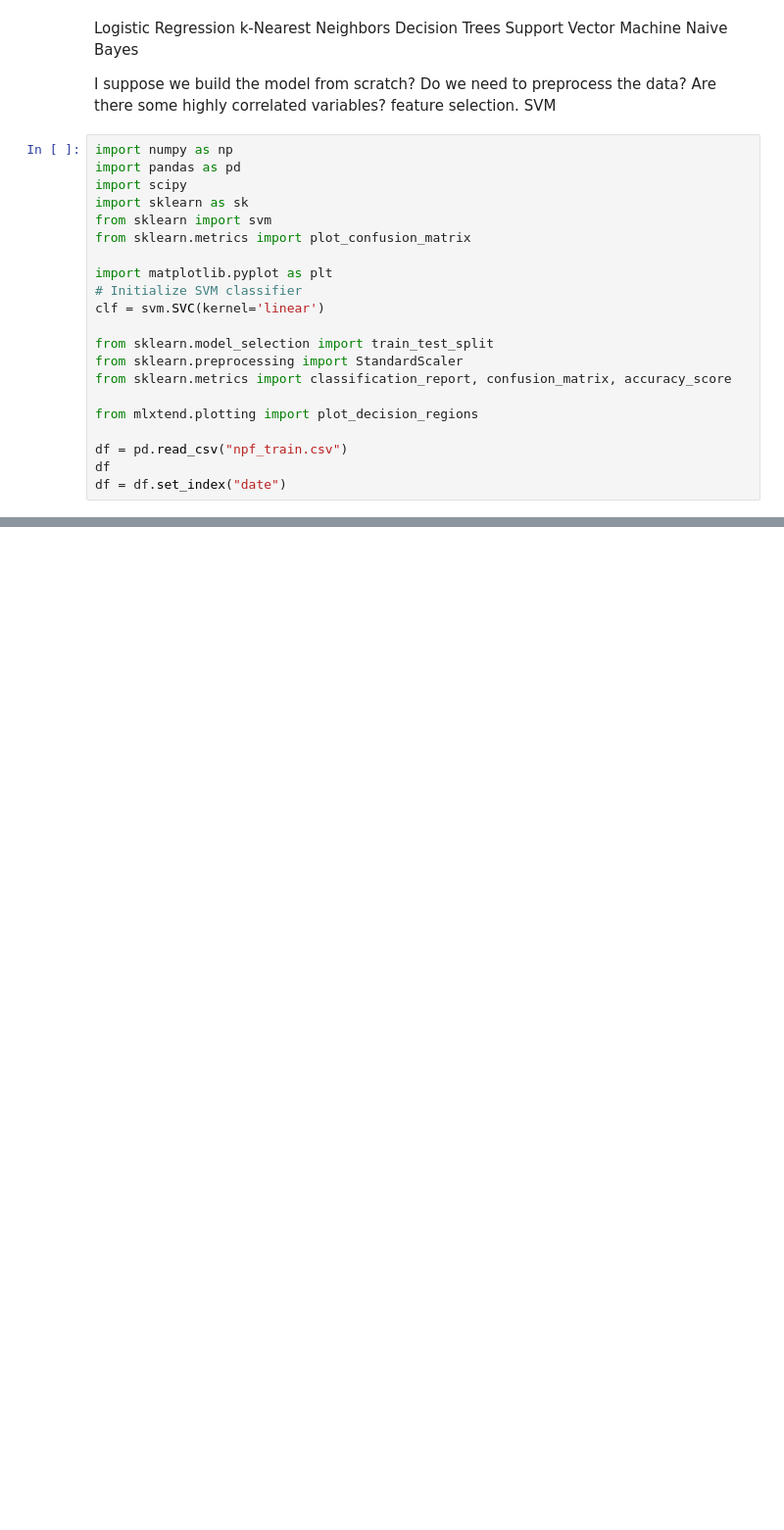
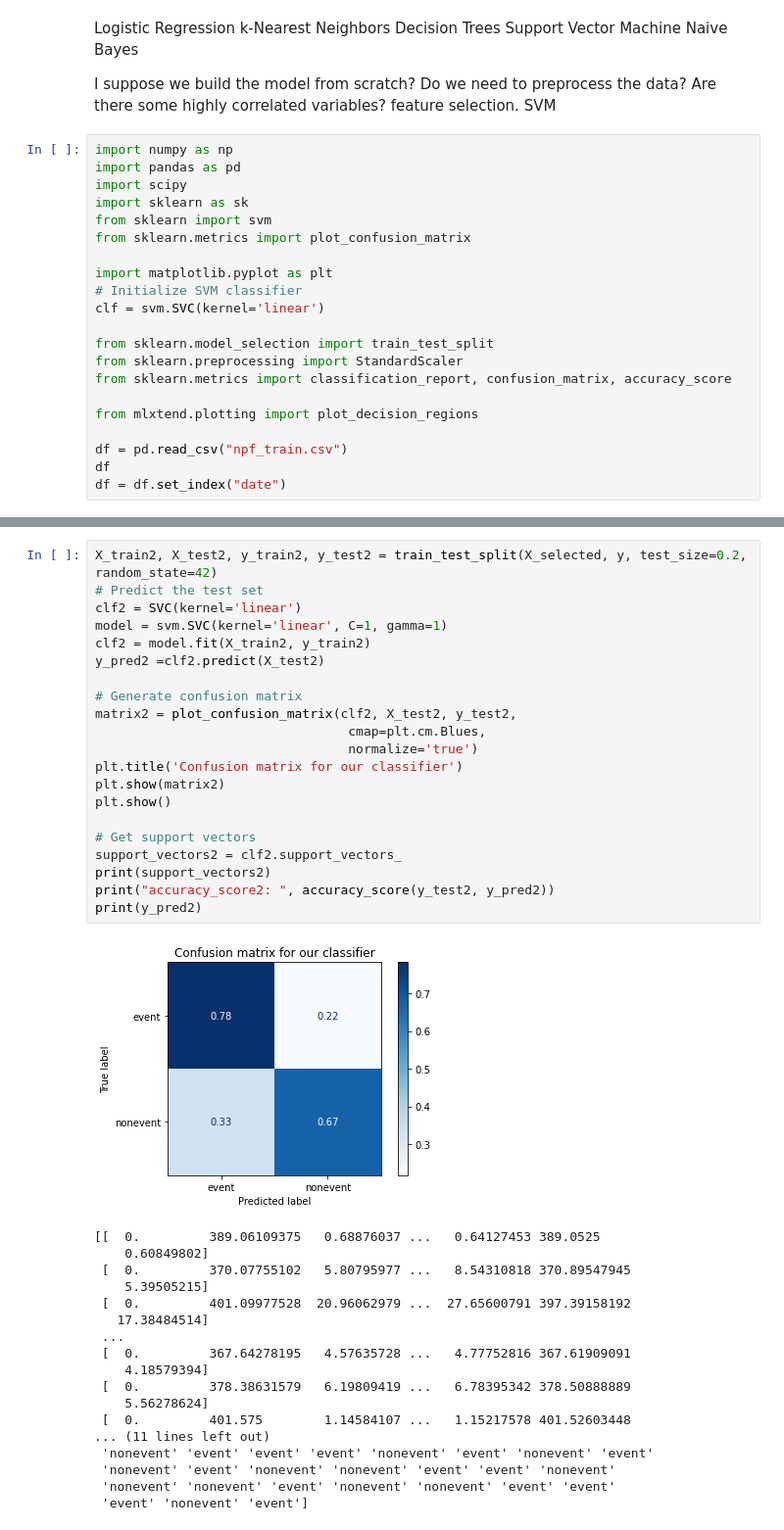
Before and after one commit to sainioan/term_project_134, a Jupyter notebook: Binary Classifier_Anniina.ipynb, the cells around one changed output, grey strips where cells are left out. Shown at 98% size. Cells and saved outputs as stored; diff of their text form; blank space fills up the shorter version.

```diff
--- a/Binary Classifier_Anniina.ipynb
+++ b/Binary Classifier_Anniina.ipynb
@@ -87,0 +156,40 @@ print(y_pred)
+# %%
+X_train2, X_test2, y_train2, y_test2 = train_test_split(X_selected, y, test_size=0.2, random_state=42)
+# Predict the test set
+clf2 = SVC(kernel='linear')
+model = svm.SVC(kernel='linear', C=1, gamma=1)
+clf2 = model.fit(X_train2, y_train2)
+y_pred2 =clf2.predict(X_test2)
+
+# Generate confusion matrix
+matrix2 = plot_confusion_matrix(clf2, X_test2, y_test2,
+                                 cmap=plt.cm.Blues,
+                                 normalize='true')
+plt.title('Confusion matrix for our classifier')
+plt.show(matrix2)
+plt.show()
+
+# Get support vectors
+support_vectors2 = clf2.support_vectors_
+print(support_vectors2)
+print("accuracy_score2: ", accuracy_score(y_test2, y_pred2))
+print(y_pred2)
+# %% [output]
+[figure, added]
+[[  0.         389.06109375   0.68876037 ...   0.64127453 389.0525
+    0.60849802]
+ [  0.         370.07755102   5.80795977 ...   8.54310818 370.89547945
+    5.39505215]
+ [  0.         401.09977528  20.96062979 ...  27.65600791 397.39158192
+   17.38484514]
+ ...
+ [  0.         367.64278195   4.57635728 ...   4.77752816 367.61909091
+    4.18579394]
+ [  0.         378.38631579   6.19809419 ...   6.78395342 378.50888889
+    5.56278624]
+ [  0.         401.575        1.14584107 ...   1.15217578 401.52603448
+... (11 lines left out)
+ 'nonevent' 'event' 'event' 'event' 'nonevent' 'event' 'nonevent' 'event'
+ 'nonevent' 'event' 'nonevent' 'nonevent' 'event' 'event' 'nonevent'
+ 'nonevent' 'nonevent' 'event' 'nonevent' 'nonevent' 'event' 'event'
+ 'event' 'nonevent' 'event']
```
Also changed, not shown: parts of 4 cells of this notebook.
